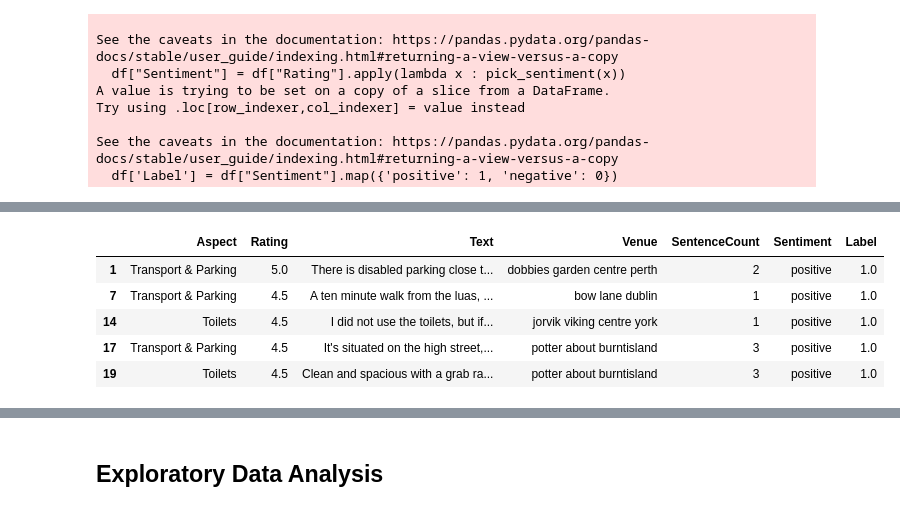
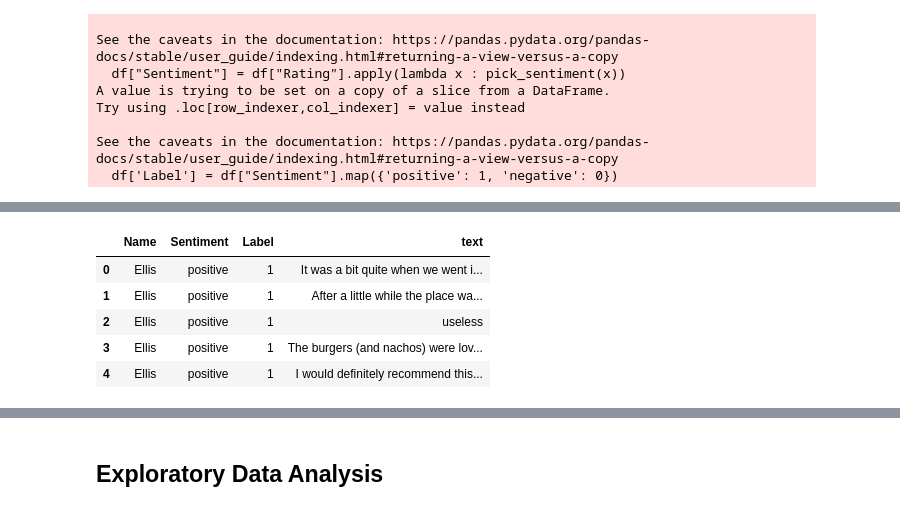
Before and after one commit to Amsterdam-Internships/Venue-Accessibility-Google-Reviews, a Jupyter notebook: notebooks/Pipeline.ipynb, the cells around one changed output, grey strips where cells are left out. Saved outputs shown, nothing was run; the diff lists cells and outputs as text; code cells hidden in the pictures.

```diff
--- a/notebooks/Pipeline.ipynb
+++ b/notebooks/Pipeline.ipynb
@@ -80,0 +107,3 @@ See the caveats in the documentation: https://pandas.pydata.org/pandas-docs/stab
+# %%
+sample_df = clean_test_df.assign(text=clean_test_df['Text'].apply(nltk.sent_tokenize)).explode('Text').reset_index(drop=True)
+sample_df.head()
@@ -80,0 +117,3 @@ See the caveats in the documentation: https://pandas.pydata.org/pandas-docs/stab
+# %%
+sample_df = sample_df.explode('text').reset_index(drop=True)
+sample_df.head()
@@ -80,0 +127,3 @@ See the caveats in the documentation: https://pandas.pydata.org/pandas-docs/stab
+# %%
+sample_df = sample_df.drop('Text', axis=1)
+sample_df.head()
@@ -81,9 +137,11 @@ See the caveats in the documentation: https://pandas.pydata.org/pandas-docs/stab
+# %%
+sample_df['text'] = sample_df['text'].apply(remove_small_words)
 # %%
-clean_train_df.head()
+sample_df.head()
 # %% [output]
-|  | Aspect | Rating | Text | Venue | SentenceCount | Sentiment | Label |
-| 1 | Transport & Parking | 5.0 | There is disabled parking close t... | dobbies garden centre perth | 2 | positive | 1.0 |
-| 7 | Transport & Parking | 4.5 | A ten minute walk from the luas, ... | bow lane dublin | 1 | positive | 1.0 |
-| 14 | Toilets | 4.5 | I did not use the toilets, but if... | jorvik viking centre york | 1 | positive | 1.0 |
-| 17 | Transport & Parking | 4.5 | It's situated on the high street,... | potter about burntisland | 3 | positive | 1.0 |
-| 19 | Toilets | 4.5 | Clean and spacious with a grab ra... | potter about burntisland | 3 | positive | 1.0 |
+|  | Name | Sentiment | Label | text |
+| 0 | Ellis | positive | 1 | It was a bit quite when we went i... |
+| 1 | Ellis | positive | 1 | After a little while the place wa... |
+| 2 | Ellis | positive | 1 | useless |
+| 3 | Ellis | positive | 1 | The burgers (and nachos) were lov... |
+| 4 | Ellis | positive | 1 | I would definitely recommend this... |
```
Also changed, not shown: parts of 45 cells of this notebook, 44 other files.
